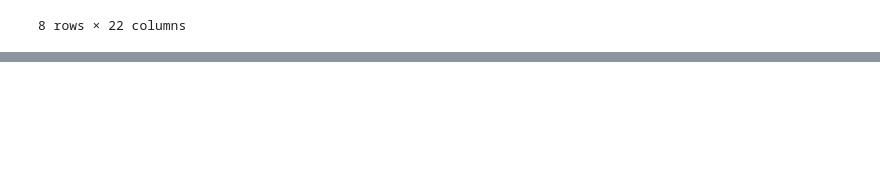
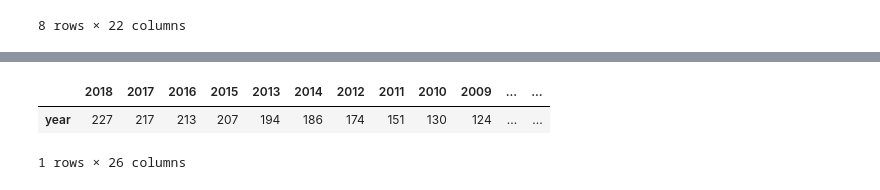
Before and after one commit to bigdataleeky/python, a Jupyter notebook: 20220602/20220602_kbo_ops.ipynb, the cells around one changed output, grey strips where cells are left out. Drawn from its saved outputs; the diff is of its cells as text; code cells hidden in the pictures; blank space fills up the shorter version.

```diff
--- a/20220602/20220602_kbo_ops.ipynb
+++ b/20220602/20220602_kbo_ops.ipynb
@@ -259,0 +275,8 @@ display(regular_df.shape, regular_df.head(), regular_df.describe())
+# %%
+#pd.DataFrame( regular_df.loc[:,'year']).reset_index(drop=False)
+# pre_reg_df.loc[2002:,:].transpose()
+pd.DataFrame(regular_df.loc[:,'year'].value_counts()).transpose()
+# %% [output]
+|  | 2018 | 2017 | 2016 | 2015 | 2013 | 2014 | 2012 | 2011 | 2010 | 2009 | ... | ... |
+| year | 227 | 217 | 213 | 207 | 194 | 186 | 174 | 151 | 130 | 124 | ... | ... |
+1 rows × 26 columns
```
Also changed, not shown: parts of 4 cells of this notebook.
